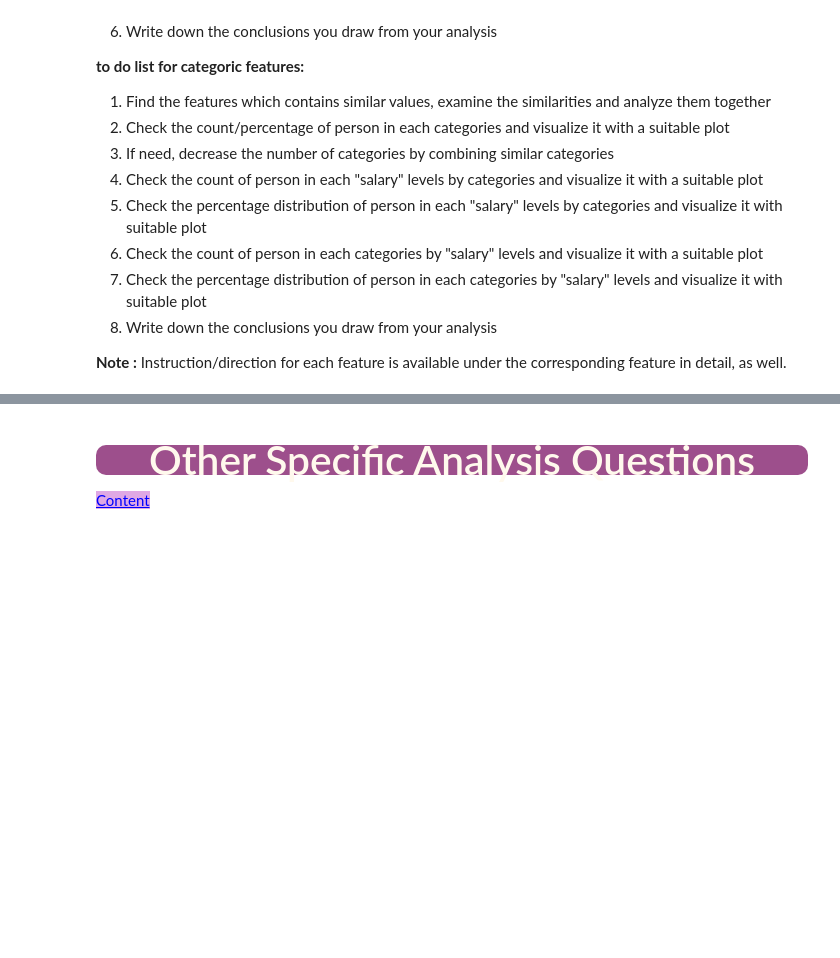
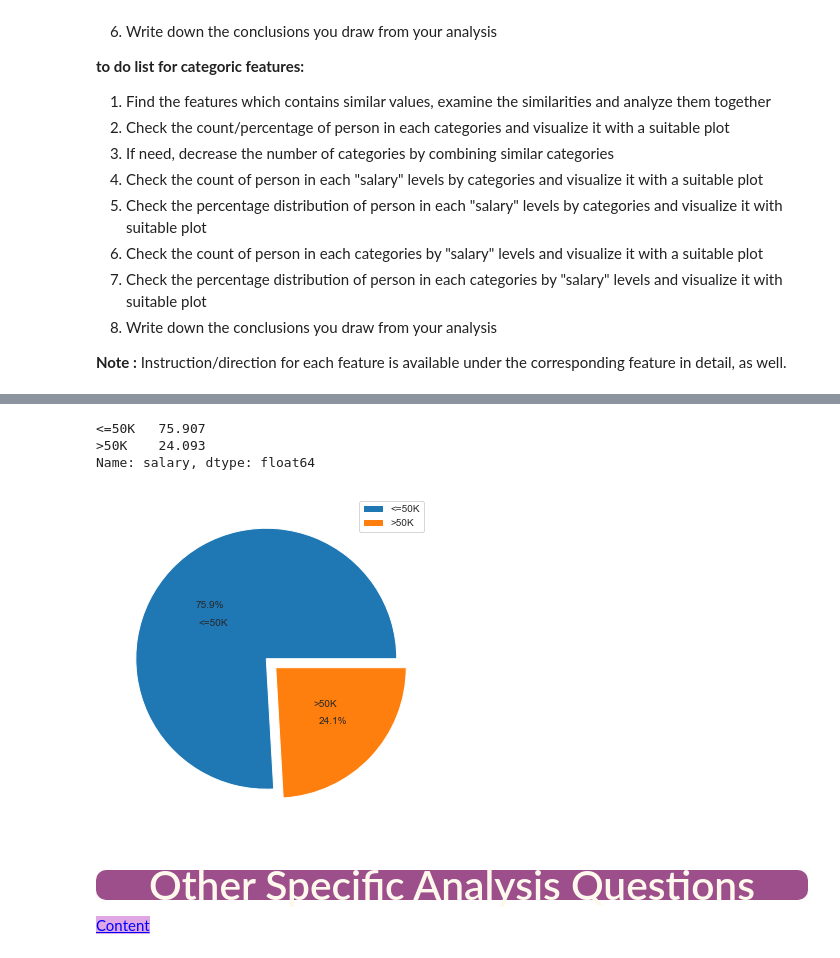
Before and after one commit to rkahraman20/Bootcamp_Clarusway, a Jupyter notebook: EDA_Projects/EDA_Project_01_Analyze_US_Citizens/EDA_Project_Analyze_US_Citizens_02.ipynb, the cells around one changed output, grey strips where cells are left out. Drawn from its saved outputs; the diff is of its cells as text; code cells hidden in the pictures; blank space fills up the shorter version.

```diff
--- a/EDA_Projects/EDA_Project_01_Analyze_US_Citizens/EDA_Project_Analyze_US_Citizens_02.ipynb
+++ b/EDA_Projects/EDA_Project_01_Analyze_US_Citizens/EDA_Project_Analyze_US_Citizens_02.ipynb
@@ -178,3 +417,16 @@ Examine all features (first target feature("salary"), then numeric ones, lastly
+# %%
+df.salary.value_counts() * 100 / len(df.salary)
+# %% [output]
+<=50K   75.907
+>50K    24.093
+Name: salary, dtype: float64
+# %%
+explode = [0, 0.1]
+plt.pie(df.salary.value_counts(), explode, labels = df.salary.value_counts().index, autopct = "%.1f%%", labeldistance = 0.4);
+plt.legend()
+plt.show()
+# %% [output]
+[figure, added]
 # %% [markdown]
 ## <p style="background-color:#9d4f8c; font-family:newtimeroman; color:#FFF9ED; font-size:175%; text-align:center; border-radius:10px 10px;">Other Specific Analysis Questions</p>
 
```
Also changed, not shown: parts of 24 cells of this notebook.
